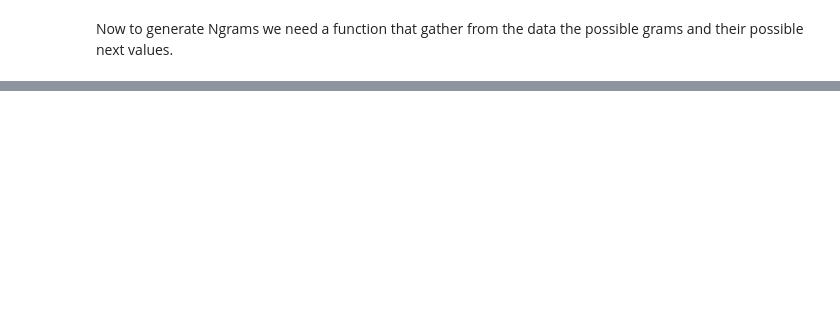
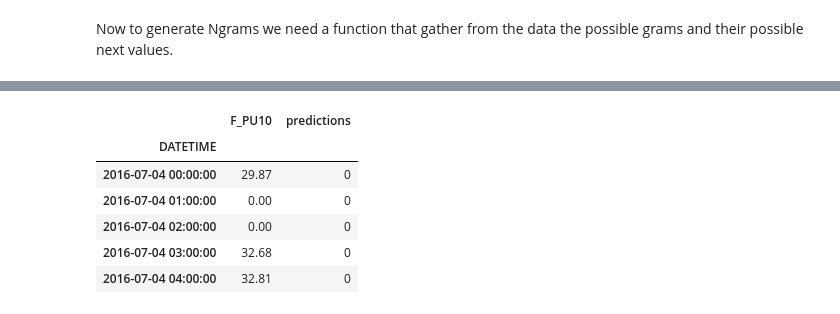
Before and after one commit to chengh42/Cyber-Data-Analytics, a Jupyter notebook: batadal/DiscreteModelTask.ipynb, the cells around one changed output, grey strips where cells are left out. Drawn from its saved outputs; the diff is of its cells as text; code cells hidden in the pictures; blank space fills up the shorter version.

```diff
--- a/batadal/DiscreteModelTask.ipynb
+++ b/batadal/DiscreteModelTask.ipynb
@@ -274,0 +320,16 @@ NameError: name 'NgramModel' is not defined
+# %%
+#Generating the model
+df1=dftrain2[" F_PU10"]
+#Scaling
+s=scaling(0,1,df1)
+#Sax
+n_sax_symbols=5
+n_paa_segments=int(round(len(dftrain2)/4,0))
+sax=tosax(n_paa_segments,n_sax_symbols,s).ravel()
+#Sax to string
+sax_string=saxtostring(sax)
+#Ngrams
+n=3
+ngrams=tongrams(sax_string,n)
+#Markov Chain
+m=tomarkovchain(ngrams)
@@ -274,0 +346,10 @@ NameError: name 'NgramModel' is not defined
+# %%
+test.head()
+# %% [output]
+|  | F_PU10 | predictions |
+| DATETIME |  |  |
+| 2016-07-04 00:00:00 | 29.87 | 0 |
+| 2016-07-04 01:00:00 | 0.00 | 0 |
+| 2016-07-04 02:00:00 | 0.00 | 0 |
+| 2016-07-04 03:00:00 | 32.68 | 0 |
+| 2016-07-04 04:00:00 | 32.81 | 0 |
```
Also changed, not shown: parts of 42 cells of this notebook, 1 other file.
